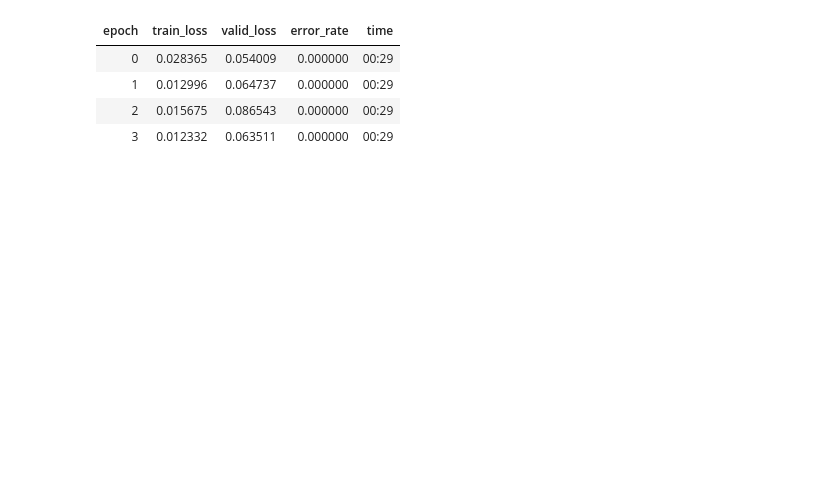
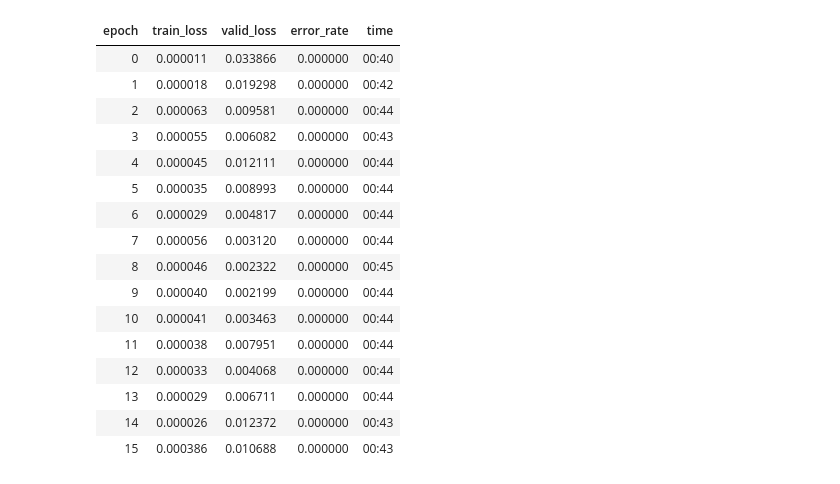
Before and after one commit to lsb/fastai-coursework, a Jupyter notebook: course-v3/lesson1/art-text-plant.ipynb, the cells around one changed output. Drawn from its saved outputs; the diff is of its cells as text; code cells hidden in the pictures; blank space fills up the shorter version.

```diff
--- a/course-v3/lesson1/art-text-plant.ipynb
+++ b/course-v3/lesson1/art-text-plant.ipynb
@@ -4,3 +6,3 @@ from fastai.metrics import error_rate
 # %%
-data = ImageDataBunch.from_folder(path='./art-text-plant/', ds_tfms=get_transforms(), size=256, bs=16)
+data = ImageDataBunch.from_folder(path='./art-text-plant/', ds_tfms=[get_transforms()[0],get_transforms()[0]], size=256, bs=32)
 # %%
@@ -10,5 +12,5 @@ data.show_batch(rows=1)
 # %%
-learn = cnn_learner(data, models.squeezenet1_1, metrics=error_rate)
+learn = cnn_learner(data, models.mobilenet_v2, metrics=error_rate)
 # %%
 learn.fit_one_cycle(4)
 learn.unfreeze()
@@ -24,8 +32,20 @@ learn.recorder.plot()
 # %%
-learn.fit_one_cycle(4, max_lr=slice(1e-7,1e-6))
+learn.fit_one_cycle(16, max_lr=slice(1e-6,1e-4))
 # %% [output]
 | epoch | train_loss | valid_loss | error_rate | time |
-| 0 | 0.028365 | 0.054009 | 0.000000 | 00:29 |
-| 1 | 0.012996 | 0.064737 | 0.000000 | 00:29 |
-| 2 | 0.015675 | 0.086543 | 0.000000 | 00:29 |
-| 3 | 0.012332 | 0.063511 | 0.000000 | 00:29 |
+| 0 | 0.000011 | 0.033866 | 0.000000 | 00:40 |
+| 1 | 0.000018 | 0.019298 | 0.000000 | 00:42 |
+| 2 | 0.000063 | 0.009581 | 0.000000 | 00:44 |
+| 3 | 0.000055 | 0.006082 | 0.000000 | 00:43 |
+| 4 | 0.000045 | 0.012111 | 0.000000 | 00:44 |
+| 5 | 0.000035 | 0.008993 | 0.000000 | 00:44 |
+| 6 | 0.000029 | 0.004817 | 0.000000 | 00:44 |
+| 7 | 0.000056 | 0.003120 | 0.000000 | 00:44 |
+| 8 | 0.000046 | 0.002322 | 0.000000 | 00:45 |
+| 9 | 0.000040 | 0.002199 | 0.000000 | 00:44 |
+| 10 | 0.000041 | 0.003463 | 0.000000 | 00:44 |
+| 11 | 0.000038 | 0.007951 | 0.000000 | 00:44 |
+| 12 | 0.000033 | 0.004068 | 0.000000 | 00:44 |
+| 13 | 0.000029 | 0.006711 | 0.000000 | 00:44 |
+| 14 | 0.000026 | 0.012372 | 0.000000 | 00:43 |
+| 15 | 0.000386 | 0.010688 | 0.000000 | 00:43 |
```
Also changed, not shown: parts of 13 cells of this notebook.
